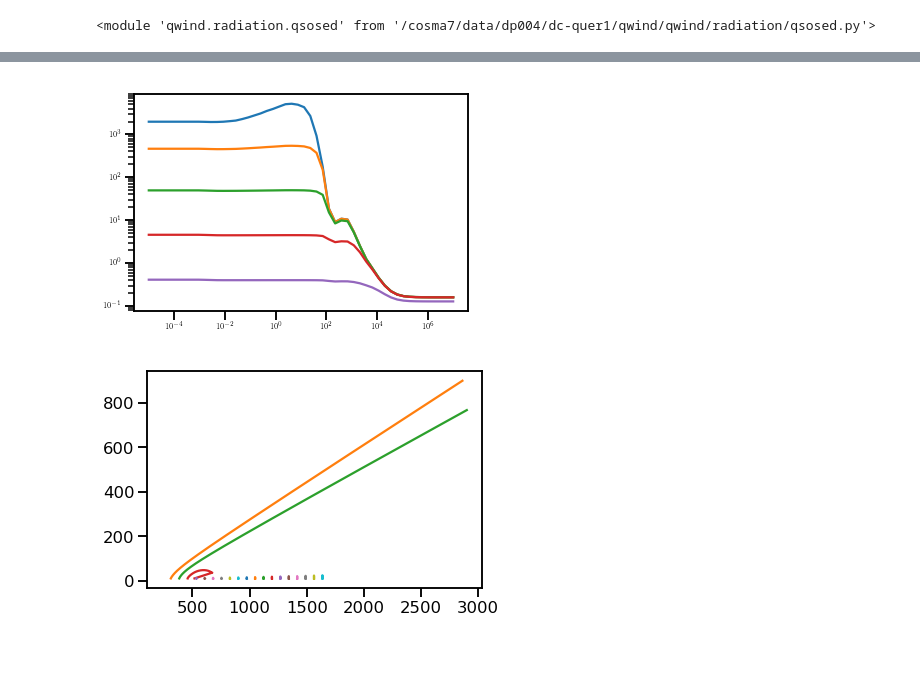
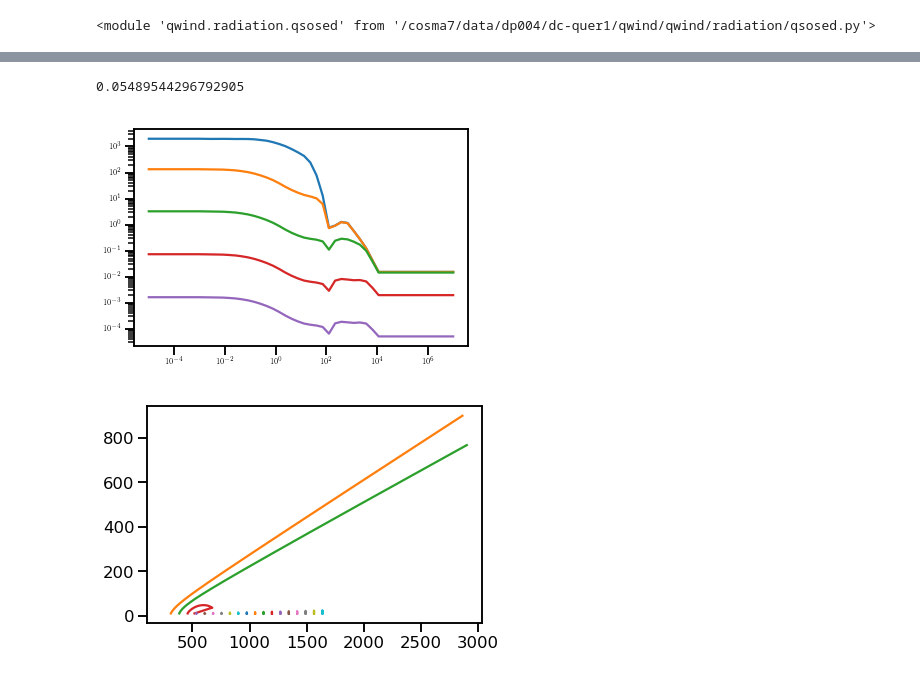
Before and after one commit to arnauqb/qwind, a Jupyter notebook: Notebooks/debug2.ipynb, the cells around one changed output, grey strips where cells are left out. Drawn from its saved outputs; the diff is of its cells as text; code cells hidden in the pictures.

```diff
--- a/Notebooks/debug2.ipynb
+++ b/Notebooks/debug2.ipynb
@@ -27,16 +26,18 @@ importlib.reload(qsosed)
 # %% [output]
 <module 'qwind.radiation.qsosed' from '/cosma7/data/dp004/dc-quer1/qwind/qwind/radiation/qsosed.py'>
 # %%
-M_range = [1e8] #np.geomspace(1e7, 1e9,11)
+M_range = [1e7] #np.geomspace(1e7, 1e9,11)
 mdot_range = np.geomspace(0.1, 1, 4)
 models = []
 for M in M_range:
-    for mdot in [0.5]:
+    for mdot in [0.3]:
         models.append(wind.Qwind(M=M,
                                  mdot = mdot,
                                  n_cpus = 4,
-                                 nr = 32,
-                                 rho_shielding = 2e8,
+                                 nr = 20,
+                                 r_in = 40,
+                                 rho_shielding = 2e12,
+                                 r_out = 700,
                                  radiation_mode = "SimpleSED",
-                                 modes = ["interp_fm"]))
+                                 modes = []))
 # %% [output]
@@ -82,11 +124,15 @@ model.mdot_w / (model.radiation.sed_class.bolometric_luminosity / (0.06 * consta
+# %%
+model.mdot_w * 2 / (model.radiation.sed_class.bolometric_luminosity / (0.06 * constants.c**2))
+# %% [output]
+0.05489544296792905
 # %%
-t_range = np.geomspace(1e-7,1,5)
+t_range = np.geomspace(1e-7,1e4,5)
 xi_range = np.geomspace(1e-5, 1e7)
 for t in t_range:
     fm = np.array([model.radiation.force_multiplier(t, xi) for xi in xi_range])
     plt.loglog(xi_range, fm)
 # %% [output]
-[figure, old version]
+[figure, new version]
 # %%
 def read_qwind_file(file):
     df = pd.read_csv(file, sep = "\s+", skiprows=1,  names =['time', 'R', 'PHI', 'Z', 'Vz[km/s]', 'Ve[km/s]', 'fm', 'abs_uv', 'Vtot[km/s]', 'Tau_xt', 'xi_t', 'dv_dr[s]', 'd', 'tau_s', 'Fr_grav[cm/s^2]', 'fr_rad[cm/s^2]', 'L', 'Labs', 'iter', 'tau_eff','r_eff0','r_eff','tau_uv_t', 'Ir', 'Iz', 'tau_X'])
```
Also changed, not shown: parts of 15 cells of this notebook, 9 other files.
